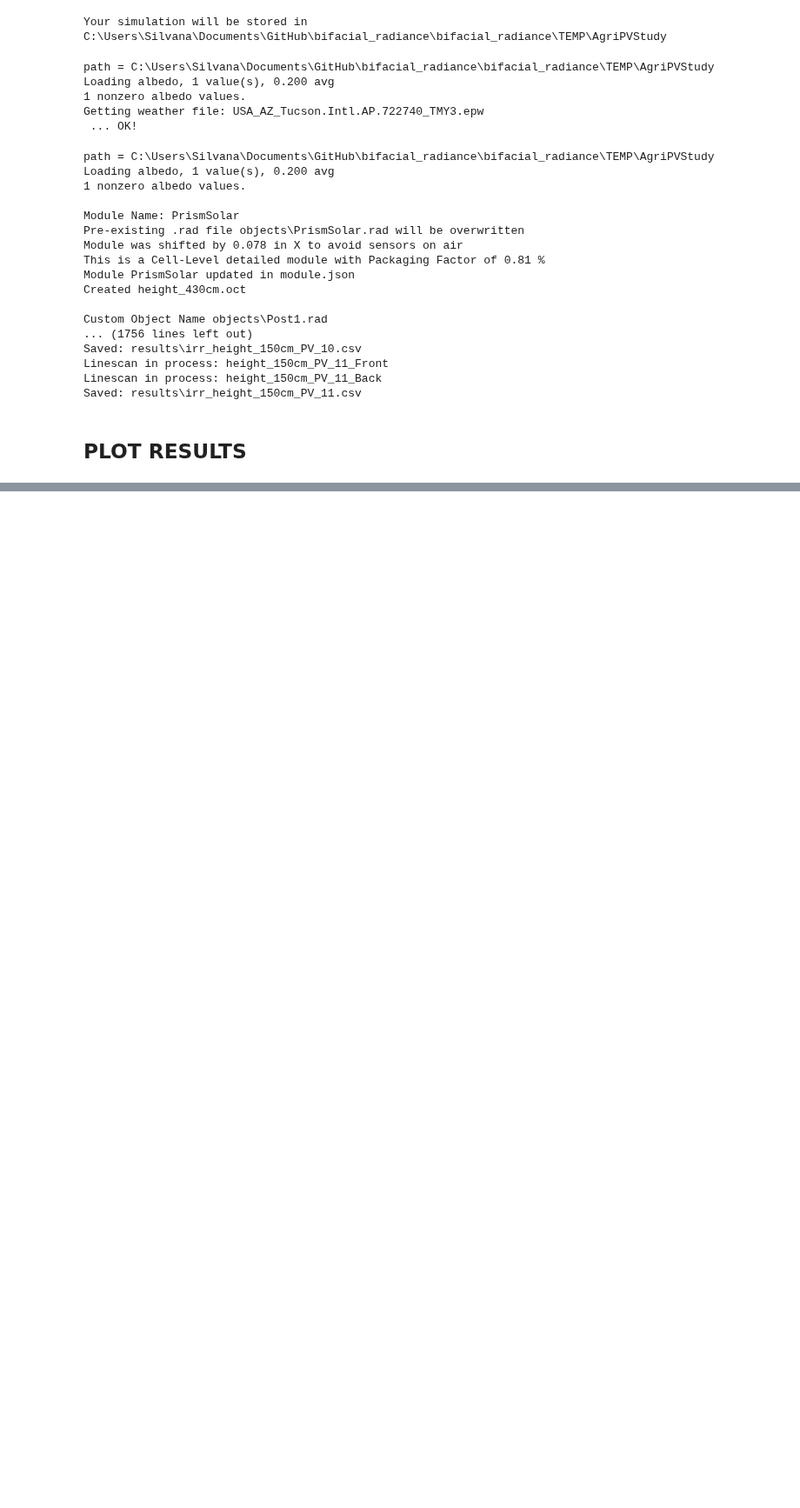
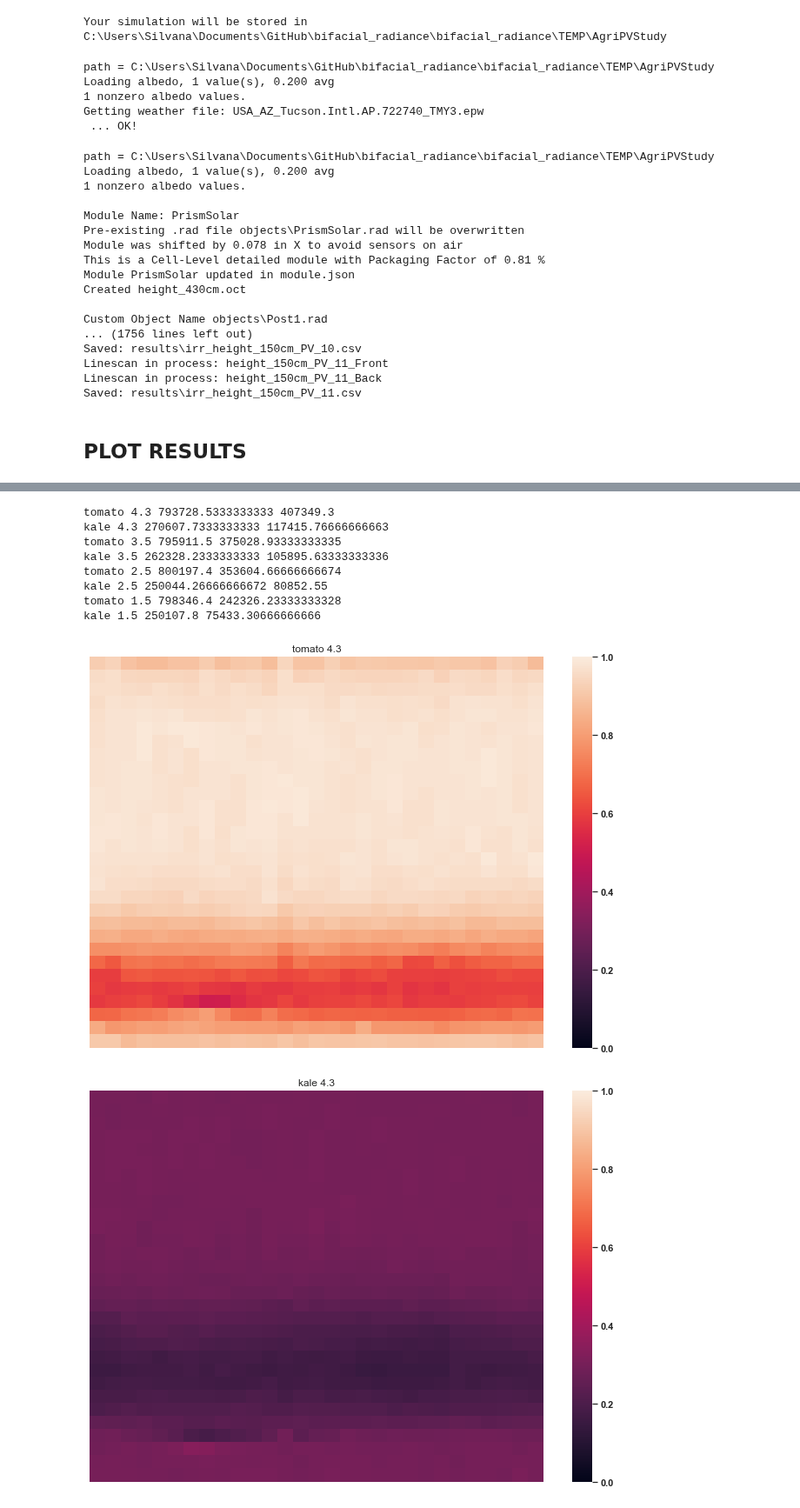
Before and after one commit to NREL/bifacial_radiance, a Jupyter notebook: docs/tutorials/12b - Study - AgriPV Systems.ipynb, the cells around one changed output, grey strips where cells are left out. Shown at 87% size. Drawn from its saved outputs; the diff is of its cells as text; code cells hidden in the pictures; blank space fills up the shorter version.

```diff
--- a/docs/tutorials/12b - Study - AgriPV Systems.ipynb
+++ b/docs/tutorials/12b - Study - AgriPV Systems.ipynb
@@ -257,11 +247,5 @@ reversed_df = df3.T.iloc[::-1]
 # %%
 sns.set(rc={'figure.figsize':(11.7,8.27)})
-# %%
-# Plot
-ax = sns.heatmap(reversed_df)
-ax.set_yticks([])
-ax.set_xticks([])
-ax.set_ylabel('')
-ax.set_xlabel('')
-#ax.tick_params(left=False, bottom=False)
-print('')
+# %%
+hub_heights = [4.3, 3.5, 2.5, 1.5]
+#'irr_height_150cm_PV_10'
@@ -267,0 +301,62 @@ print('')
+# %%
+for hh in range (0, len(hub_heights)):
+    for cc in range (0, len(crops)):
+        filestarter = "irr_height_"+ str(int(hub_heights[hh]*100))+'cm_'+crops[cc]
+
+        filelist = sorted(os.listdir(os.path.join(testfolder, 'results')))
+        prefixed = [filename for filename in filelist if filename.startswith(filestarter)]
+        arrayWm2Front = []
+        arrayWm2Back = []
+        arrayMatFront = []
+        arrayMatBack = []
+        filenamed = []
+        faillist = []
+
+        i = 0  # counter to track # files loaded.
+
+        for i in range (0, len(prefixed)-1):
+            ind = prefixed[i].split('_')
+            #print(" Working on ", filelist[i], locs[ii], Scenario[jj])
+            try:
+                resultsDF = load.read1Result(os.path.join(testfolder, 'results', prefixed[i]))
+                arrayWm2Front.append(list(resultsDF['Wm2Front']))
+                arrayWm2Back.append(list(resultsDF['Wm2Back']))
+                arrayMatFront.append(list(resultsDF['mattype']))
+                arrayMatBack.append(list(resultsDF['rearMat']))
+                filenamed.append(prefixed[i])
+            except:
+                print(" FAILED ", i, prefixed[i])
+                faillist.append(prefixed[i])
+
+        resultsdf = pd.DataFrame(list(zip(arrayWm2Front, arrayWm2Back,
+                                          arrayMatFront, arrayMatBack)),
+                                 columns = ['br_Wm2Front', 'br_Wm2Back',
+                                            'br_MatFront', 'br_MatBack'])
+        resultsdf['filename'] = filenamed
+
+        df3 = pd.DataFrame(resultsdf['br_Wm2Front'].to_list())
+        reversed_df = df3.T.iloc[::-1]
+
+        plt.figure()
+        ax = sns.heatmap(reversed_df/maxmax, vmin=0, vmax=1)
+        ax.set_yticks([])
+        ax.set_xticks([])
+        ax.set_ylabel('')
+        ax.set_xlabel('')
+        mytitle = crops[cc]+' '+str(hub_heights[hh])
+        ax.set_title(mytitle)
+
+        print(mytitle, df3.max().max(), df3.min().min())
+
+print("")
+# %% [output]
+tomato 4.3 793728.5333333333 407349.3
+kale 4.3 270607.7333333333 117415.76666666663
+tomato 3.5 795911.5 375028.93333333335
+kale 3.5 262328.2333333333 105895.63333333336
+tomato 2.5 800197.4 353604.66666666674
+kale 2.5 250044.26666666672 80852.55
+tomato 1.5 798346.4 242326.23333333328
+kale 1.5 250107.8 75433.30666666666
+[figure, added]
+[figure, added]
```
Also changed, not shown: parts of 11 cells of this notebook, 1 other file.
